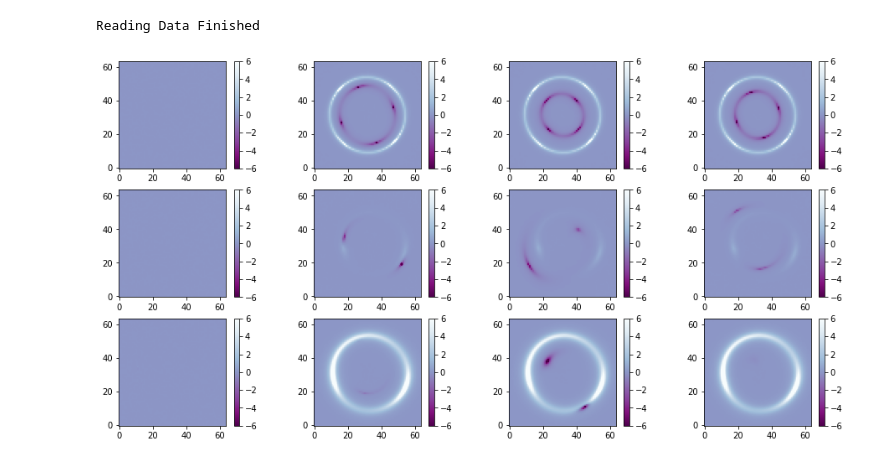
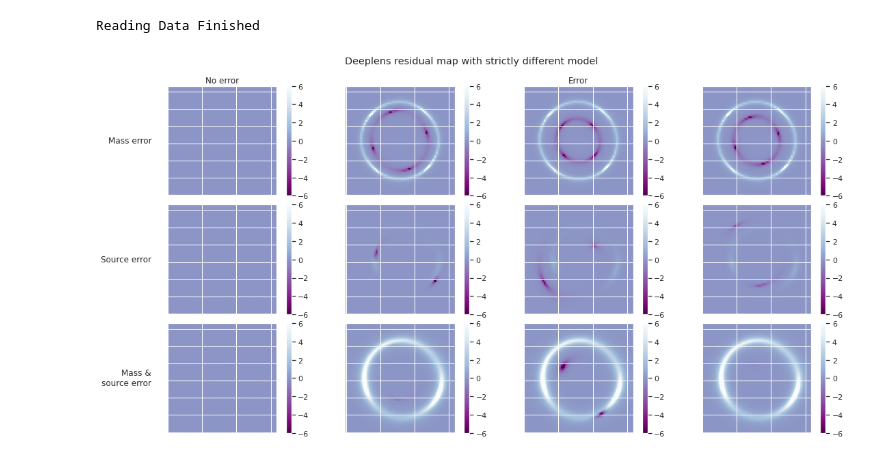
Before and after one commit to emmahoggett/Error_class_lenstronomy, a Jupyter notebook: Simulations/deeplens/deeplens.ipynb, the cells around one changed output. Drawn from its saved outputs; the diff is of its cells as text; code cells hidden in the pictures.

```diff
--- a/Simulations/deeplens/deeplens.ipynb
+++ b/Simulations/deeplens/deeplens.ipynb
@@ -13,6 +13,11 @@ from deeplenshelpers import*
 %matplotlib inline
 import matplotlib.pyplot as plt
 from matplotlib import colors
+import seaborn as sns
+sns.set(style="darkgrid")
+
+import warnings
+warnings.filterwarnings("ignore")
 # %% [markdown]
 ## 2. Dataset
 The dataset is build with a '.yalm' file where all configurations are define. The models' parameters vary with an uniform distribution.
@@ -98,15 +103,32 @@ Reading Data Finished
 # %%
 f, axes = plt.subplots(3, 4, figsize=(16, 8), sharex=False, sharey=False)
 norm = colors.Normalize(vmin=-6, vmax=6)
 
 for i in range(0,4):
     pos1 = axes[0,i].imshow(final_array[i,0,:,:], vmin=-6, vmax=6, origin='lower',cmap=plt.cm.BuPu_r)
     pos2 = axes[1,i].imshow(final_array[40+i,0,:,:], vmin=-6, vmax=6, origin='lower',cmap=plt.cm.BuPu_r)
     pos3 = axes[2,i].imshow(final_array[80+i,0,:,:], vmin=-6, vmax=6, origin='lower',cmap=plt.cm.BuPu_r)
+    axes[0,i].set_yticklabels([]); axes[0,i].set_xticklabels([])
+    axes[1,i].set_yticklabels([]); axes[1,i].set_xticklabels([])
+    axes[2,i].set_yticklabels([]); axes[2,i].set_xticklabels([])
     f.colorbar(pos1, ax=axes[0,i])
     f.colorbar(pos2, ax=axes[1,i])
     f.colorbar(pos3, ax=axes[2,i])
+pad = 5
+axes[0,0].annotate('No error', xy=(0.5, 1), xytext=(0, pad),
+                   xycoords='axes fraction', textcoords='offset points', ha='center', va='baseline')
+axes[0,2].annotate('Error', xy=(0.5, 1), xytext=(0, pad),
+                   xycoords='axes fraction', textcoords='offset points', ha='center', va='baseline')
 
+axes[0,0].annotate('Mass error', xy=(0, 0.5), xytext=(-axes[0,0].yaxis.labelpad - pad, 0),
+                   xycoords=axes[0,0].yaxis.label, textcoords='offset points', ha='right', va='center')
+axes[1,0].annotate('Source error', xy=(0, 0.5), xytext=(-axes[1,0].yaxis.labelpad - pad, 0),
+                   xycoords=axes[1,0].yaxis.label, textcoords='offset points', ha='right', va='center')
+axes[2,0].annotate('Mass &\nsource error', xy=(0, 0.5), xytext=(-axes[2,0].yaxis.labelpad - pad, 0),
+                   xycoords=axes[2,0].yaxis.label, textcoords='offset points', ha='right', va='center')
+
+f.suptitle('Deeplens residual map with strictly different model', size = 'large')
+f.tight_layout()
 plt.show()
 # %% [output]
-[figure, old version]
+[figure, new version]
```
Also changed, not shown: parts of 1 cell of this notebook, 13 other files.
